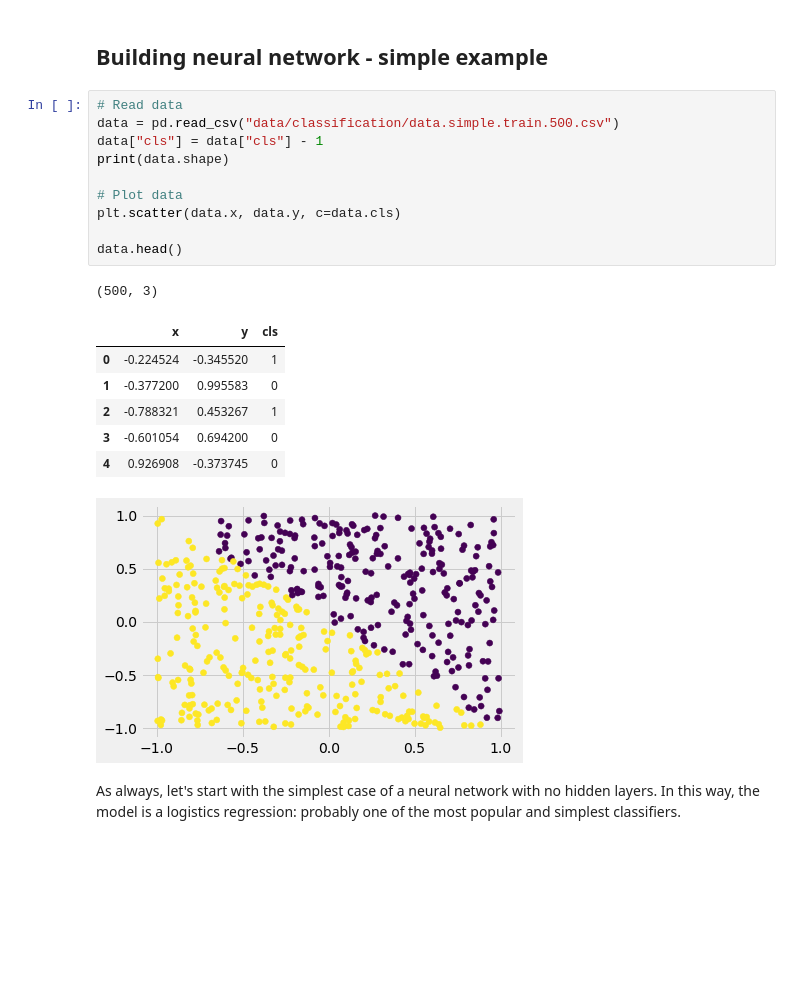
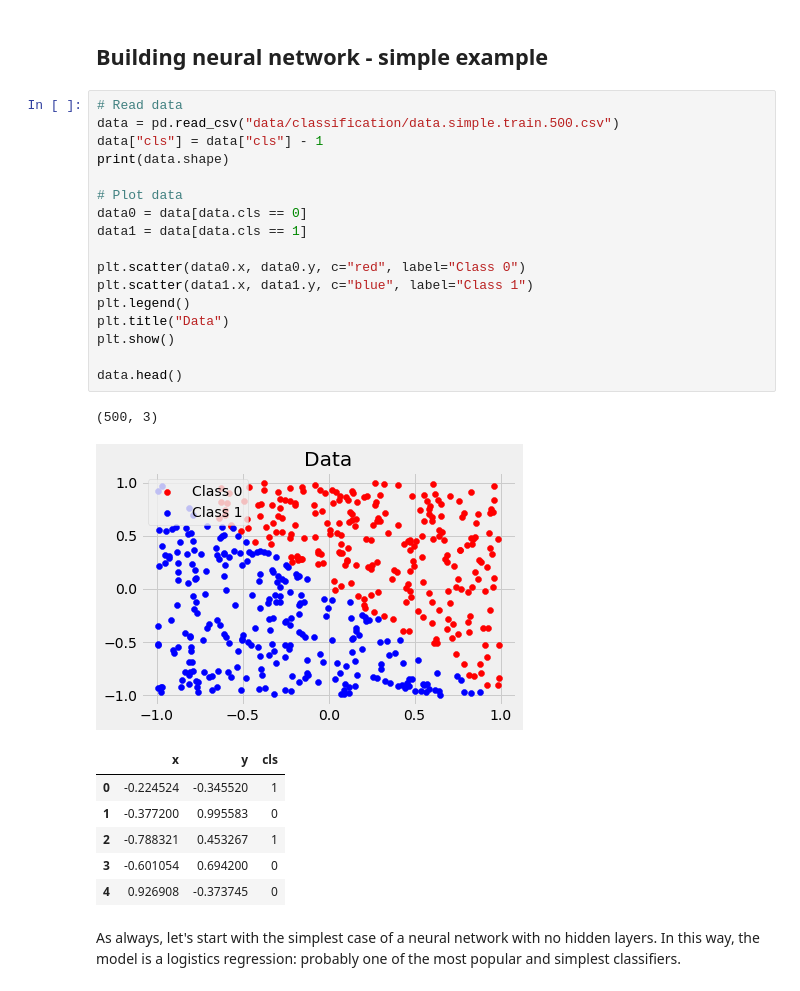
Before and after one commit to kaletap/neural-network, a Jupyter notebook: 02_demo_classification.ipynb, the cells around one changed output. Cells and saved outputs as stored; diff of their text form; blank space fills up the shorter version.

```diff
--- a/02_demo_classification.ipynb
+++ b/02_demo_classification.ipynb
@@ -58,22 +58,29 @@ def add_one_feature(x):
 # %%
 # Read data
 data = pd.read_csv("data/classification/data.simple.train.500.csv")
 data["cls"] = data["cls"] - 1
 print(data.shape)
 
 # Plot data
-plt.scatter(data.x, data.y, c=data.cls)
+data0 = data[data.cls == 0]
+data1 = data[data.cls == 1]
+
+plt.scatter(data0.x, data0.y, c="red", label="Class 0")
+plt.scatter(data1.x, data1.y, c="blue", label="Class 1")
+plt.legend()
+plt.title("Data")
+plt.show()
 
 data.head()
 # %% [output]
 (500, 3)
+[figure, new version]
 |  | x | y | cls |
 | 0 | -0.224524 | -0.345520 | 1 |
 | 1 | -0.377200 | 0.995583 | 0 |
 | 2 | -0.788321 | 0.453267 | 1 |
 | 3 | -0.601054 | 0.694200 | 0 |
 | 4 | 0.926908 | -0.373745 | 0 |
-[figure, old version]
 # %% [markdown]
 As always, let's start with the simplest case of a neural network with no hidden layers. In this way, the model is a logistics regression: probably one of the most popular and simplest classifiers.
 # %%
```
Also changed, not shown: parts of 11 cells of this notebook, 2 other files.
